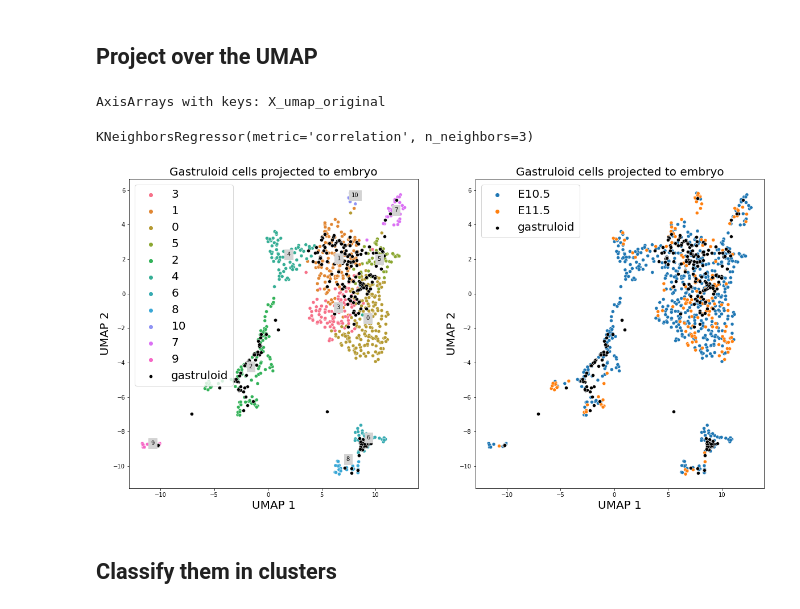
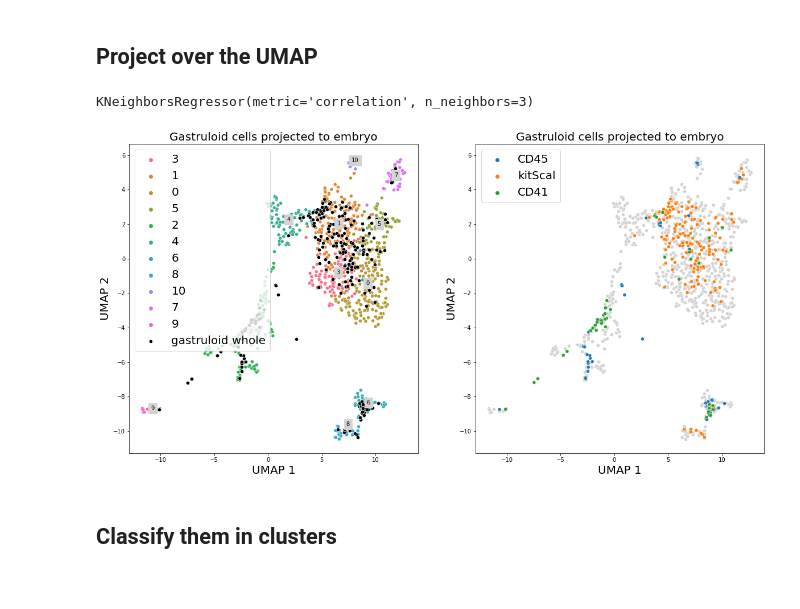
Before and after one commit to dsb-lab/blood_gastruloids, a Jupyter notebook: Analysis/6_Embryo_projection.ipynb, the cells around one changed output. Saved outputs shown, nothing was run; the diff lists cells and outputs as text; code cells hidden in the pictures.

Commit message:
Add second integration embryo integration method

```diff
--- a/Analysis/6_Embryo_projection.ipynb
+++ b/Analysis/6_Embryo_projection.ipynb
@@ -19 +21,3 @@ from sklearn.neighbors import KNeighborsClassifier
+# %%
+PCA = 50
 # %% [markdown]
@@ -36,7 +43,7 @@ X = adata_embryo.X[:,adata_embryo.var.loc[:,"highly_variable"]]
 # %% [output]
 Trying to set attribute `.uns` of view, copying.
 # %%
-m = TruncatedSVD(12)
+m = TruncatedSVD(PCA)
 m.fit(X)
 X_pca_embryo = m.transform(X)
 # %% [markdown]
@@ -146,7 +243,7 @@ X = adata_embryo.X[:,adata_embryo.var.loc[:,"highly_variable"]]
 # %% [output]
 Trying to set attribute `.uns` of view, copying.
 # %%
-m = TruncatedSVD(12)
+m = TruncatedSVD(PCA)
 m.fit(X)
 X_pca_embryo = m.transform(X)
 # %% [markdown]
@@ -157,10 +254,6 @@ X = adata_gastruloid.X[:,adata_embryo.var.loc[:,"highly_variable"]]
 X_pca_gastruloid = m.transform(X)
 # %% [markdown]
 ## Project over the UMAP
-# %%
-adata_embryo.obsm
-# %% [output]
-AxisArrays with keys: X_umap_original
 # %%
 UMAP_embryo = adata_embryo.obsm["X_umap_original"]
 
@@ -173,32 +266,33 @@ UMAP_gastruloid = m.predict(X_pca_gastruloid)
 # %%
 fig,ax = plt.subplots(1,2,figsize=[20,10])
 
 # Clusters
 adata_embryo.obs.loc[:,"Louvain Cluster"] = adata_embryo.obs.loc[:,"Louvain Cluster"].astype(str)
 hue = adata_embryo.obs.loc[:,"Louvain Cluster"].astype(str)
 sns.scatterplot(x=UMAP_embryo[:,0],y=UMAP_embryo[:,1],hue=hue,ax=ax[0])
-sns.scatterplot(x=UMAP_gastruloid[:,0],y=UMAP_gastruloid[:,1],color="black",ax=ax[0],label="gastruloid")
+sns.scatterplot(x=UMAP_gastruloid[:,0],y=UMAP_gastruloid[:,1],color="black",ax=ax[0],label="gastruloid whole")
 for cluster in hue.unique():
     x = UMAP_embryo[adata_embryo.obs.loc[:,"Louvain Cluster"]==cluster,:][:,0].mean()
     y = UMAP_embryo[adata_embryo.obs.loc[:,"Louvain Cluster"]==cluster,:][:,1].mean()
     ax[0].text(x,y,cluster,backgroundcolor="lightgrey")
 ax[0].legend(fontsize=20)
 ax[0].set_xlabel("UMAP 1",fontsize=20)
 ax[0].set_ylabel("UMAP 2",fontsize=20)
 ax[0].set_title("Gastruloid cells projected to embryo",fontsize=20)
 
 # Times
 hue = adata_embryo.obs.loc[:,"Time"].astype(str)
-sns.scatterplot(x=UMAP_embryo[:,0],y=UMAP_embryo[:,1],hue=hue,ax=ax[1])
-sns.scatterplot(x=UMAP_gastruloid[:,0],y=UMAP_gastruloid[:,1],color="black",ax=ax[1],label="gastruloid")
+sns.scatterplot(x=UMAP_embryo[:,0],y=UMAP_embryo[:,1],color="lightgrey",ax=ax[1])
+hue = adata_gastruloid.obs.loc[:,"Condition"].astype(str)
+sns.scatterplot(x=UMAP_gastruloid[:,0],y=UMAP_gastruloid[:,1],hue=hue,ax=ax[1])
 ax[1].legend(fontsize=20)
 ax[1].set_xlabel("UMAP 1",fontsize=20)
 ax[1].set_ylabel("UMAP 2",fontsize=20)
 ax[1].set_title("Gastruloid cells projected to embryo",fontsize=20)
 
-fig.savefig("plots/sorted/embryo_umap_projection.png",bbox_inches="tight")
+fig.savefig("plots/sorted/embryo_projection/embryo_umap_projection.png",bbox_inches="tight")
 # %% [output]
-[figure, old version]
+[figure, new version]
 # %% [markdown]
 ## Classify them in clusters
 # %%
```
Also changed, not shown: parts of 22 cells of this notebook, 7 other files.
